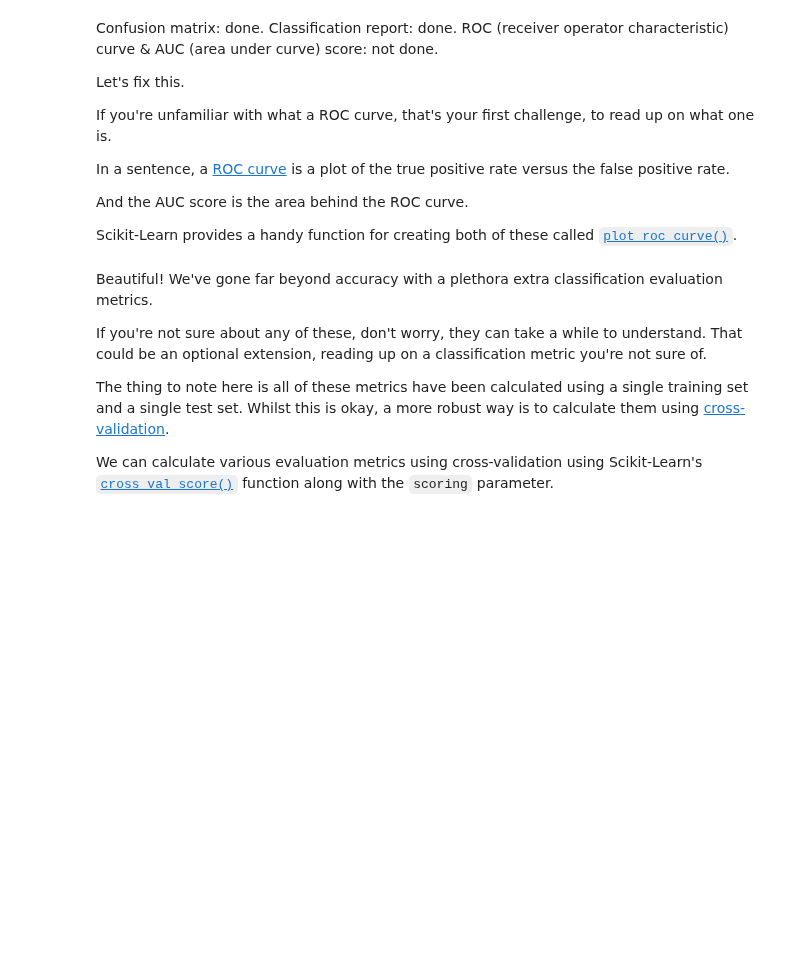
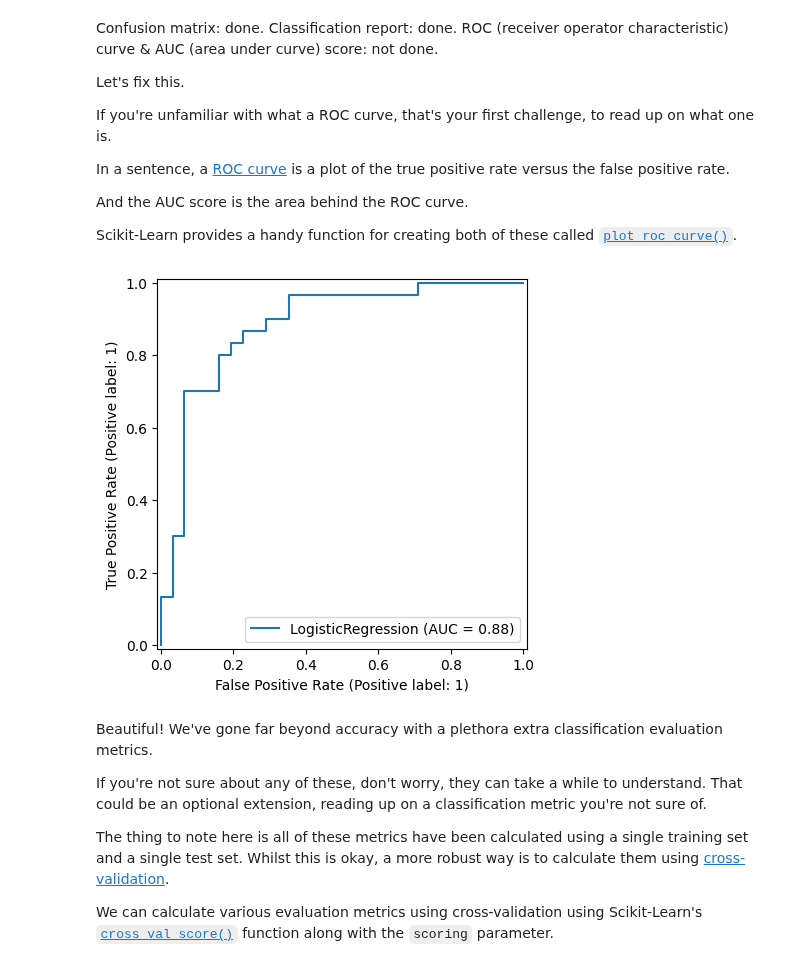
Before and after one commit to Abhi-pacific/Machine-learning-course, a Jupyter notebook: scikit-learn-exercises.ipynb, the cells around one changed output. Drawn from its saved outputs; the diff is of its cells as text; code cells hidden in the pictures; blank space fills up the shorter version.

```diff
--- a/scikit-learn-exercises.ipynb
+++ b/scikit-learn-exercises.ipynb
@@ -473,7 +501,12 @@ And the AUC score is the area behind the ROC curve.
 Scikit-Learn provides a handy function for creating both of these called [`plot_roc_curve()`](https://scikit-learn.org/stable/modules/generated/sklearn.metrics.plot_roc_curve.html).
 # %%
 # Plot a ROC curve using our current machine learning model using plot_roc_curve
-###
+### plot_roc_curve is no longer in the use so I am going to use the new updated method.
+from sklearn.metrics import RocCurveDisplay
+roc_plot = RocCurveDisplay.from_estimator(clf,X_test,y_test)
+#roc_plot.plot()
+# %% [output]
+[figure, added]
 # %% [markdown]
 Beautiful! We've gone far beyond accuracy with a plethora extra classification evaluation metrics.
 
```
Also changed, not shown: parts of 10 cells of this notebook.
